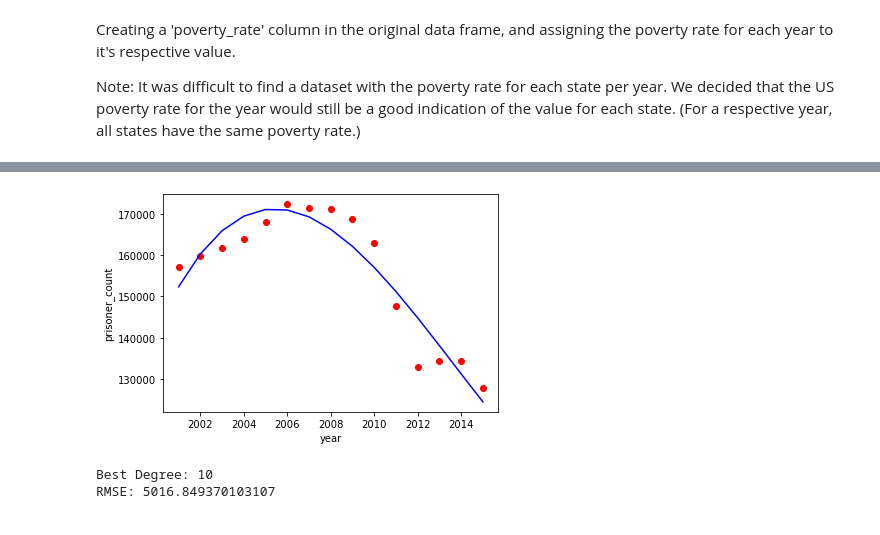
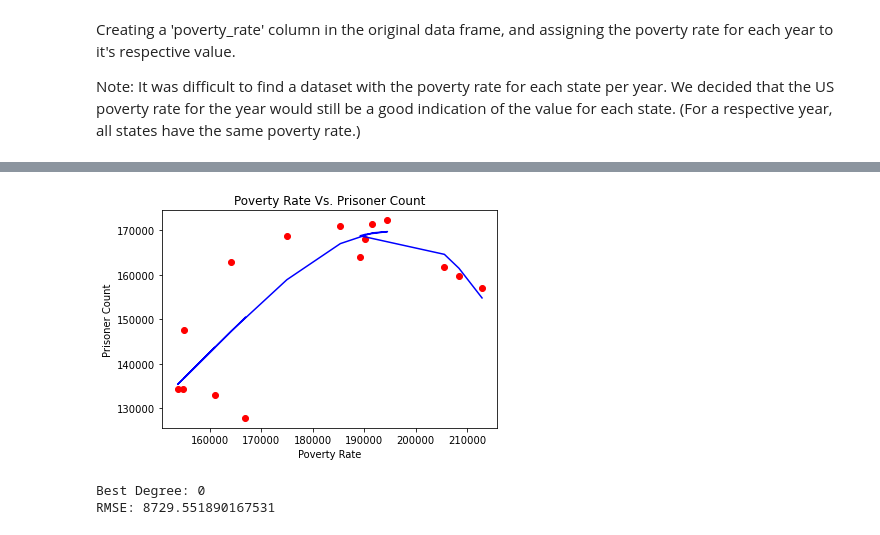
Before and after one commit to nahcn/ECS171-Project, a Jupyter notebook: data_management/CrimeAndIncarceration.ipynb, the cells around one changed output, grey strips where cells are left out. Saved outputs shown, nothing was run; the diff lists cells and outputs as text; code cells hidden in the pictures.

```diff
--- a/data_management/CrimeAndIncarceration.ipynb
+++ b/data_management/CrimeAndIncarceration.ipynb
@@ -473,56 +499,57 @@ df_copy.loc[df_copy['year'] == 2016, ['poverty_rate']] = df_poverty_rate['Povert
 # %%
+# Polynomial regression more closely models real world data than linear regression
+
+# not splitting into training and test set because we only have 15 data points
+
 import numpy as np
 import matplotlib.pyplot as plt
 from sklearn.linear_model import LinearRegression
 from sklearn.preprocessing import PolynomialFeatures
 from sklearn.metrics import mean_squared_error
 
-def performPolyReg(state, predictor, predicted):
-    df_state = df_copy[df_copy['jurisdiction'] == state]
+degrees = np.arange(1,10) # array of degree values to try (we want to determine degree with lowest error)
 
-    degrees = np.arange(1,11) # array of degree values to try (we want to determine degree with lowest error)
+min_rmse = 1e10 # intialize to really large number
+best_deg = 0
 
-    min_rmse = 1e10 # intialize to really large number
-    best_deg = 0
 
-    X = df_state[predictor].values.reshape(-1,1)
-    Y = df_state[predicted].values.reshape(-1,1)
+X = df_state['violent_crime_total'].values.reshape(-1,1)
+Y = df_state['prisoner_count'].values.reshape(-1,1)
 
-    for deg in degrees:
-        poly_reg = PolynomialFeatures(degree = deg)
-        X_poly = poly_reg.fit_transform(X.reshape(-1,1))
+for deg in degrees:
+    poly_reg = PolynomialFeatures(degree = deg)
+    X_poly = poly_reg.fit_transform(X.reshape(-1,1))
 
-        # fit must be included in a linear regression model
-        lin_reg = LinearRegression()
-        lin_reg.fit(X_poly, Y)
-        Y_poly_predict = lin_reg.predict(X_poly)
-
-        # calculating rmse
-        rmse = np.sqrt(mean_squared_error(Y, Y_poly_predict))
-
-        # If current degree gives a smaller error
-        if min_rmse > rmse:
-            min_rmse = rmse
-            best_deg = deg
-
-    # Plotting polynomial regression for the best degree
-    best_poly_reg = PolynomialFeatures(degree = best_deg)
-    X_poly = poly_reg.fit_transform(X.reshape(-1,1))
+    # fit must be included in a linear regression model
     lin_reg = LinearRegression()
     lin_reg.fit(X_poly, Y)
     Y_poly_predict = lin_reg.predict(X_poly)
 
-    plt.scatter(X, Y, color='red')
-    plt.plot(X, lin_reg.predict(poly_reg.fit_transform(X.reshape(-1,1))), color='blue')
-    plt.xlabel(predictor)
-    plt.ylabel(predicted)
-    plt.show()
+    # calculating rmse
+    rmse = np.sqrt(mean_squared_error(Y, Y_poly_predict))
 
-    print('Best Degree:', best_deg)
-    print('RMSE:', min_rmse)
+    # Seeing current degree gives a smaller error
+    if min_rmse > rmse:
+        min_rmse = rmse
+        min_deg = deg
+
+# Plotting polynomial regression for the best degree
+best_poly_reg = PolynomialFeatures(degree = best_deg)
+X_poly = poly_reg.fit_transform(X.reshape(-1,1))
+lin_reg = LinearRegression()
+lin_reg.fit(X_poly, Y)
+Y_poly_predict = lin_reg.predict(X_poly)
+
+plt.scatter(X, Y, color='red')
+plt.plot(X, lin_reg.predict(poly_reg.fit_transform(X.reshape(-1,1))), color='blue')
+plt.title('Poverty Rate Vs. Prisoner Count')
+plt.xlabel('Poverty Rate')
+plt.ylabel('Prisoner Count')
+plt.show()
+
+print('Best Degree:', best_deg)
+print('RMSE:', min_rmse)
+# %% [output]
+[figure, added]
+Best Degree: 0
+RMSE: 8729.551890167531
-# %%
-performPolyReg('CALIFORNIA', 'year', 'prisoner_count')
-# %% [output]
-[figure, removed]
-Best Degree: 10
-RMSE: 5016.849370103107
```
Also changed, not shown: parts of 5 cells of this notebook.
